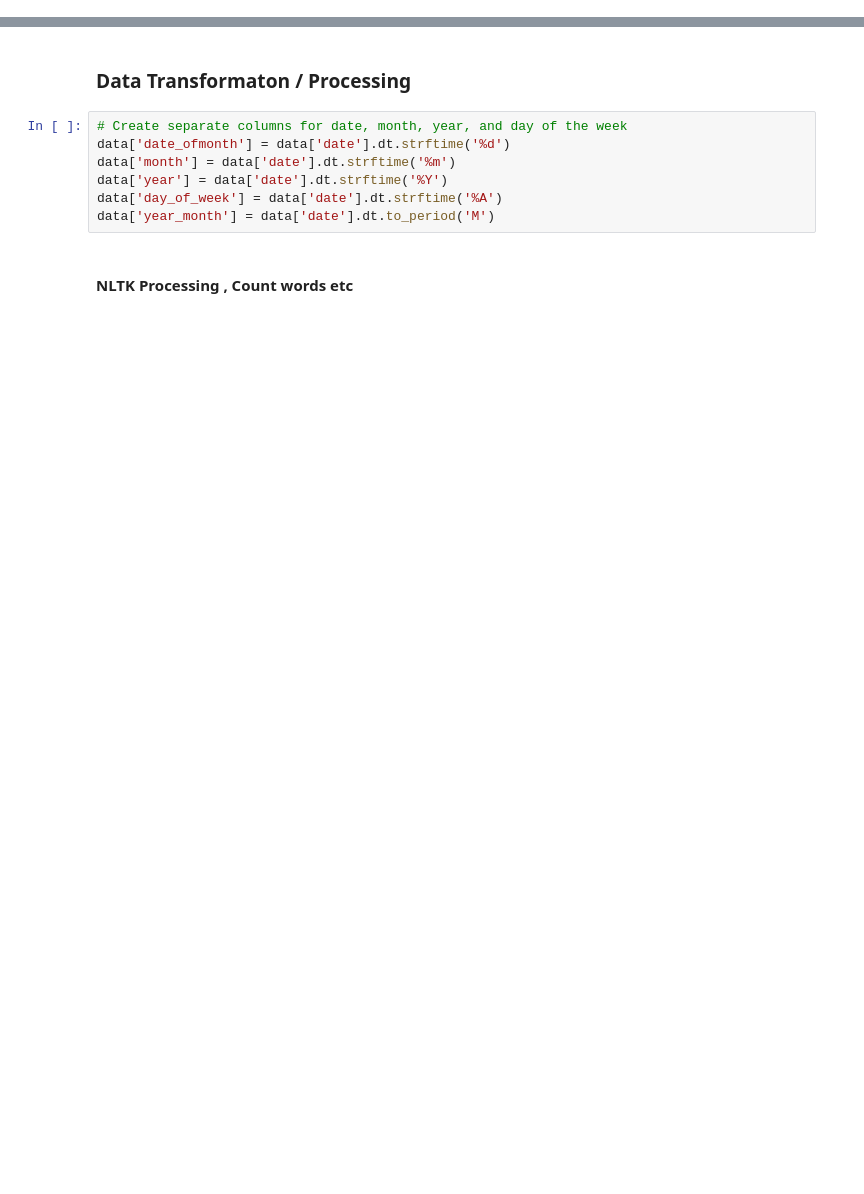
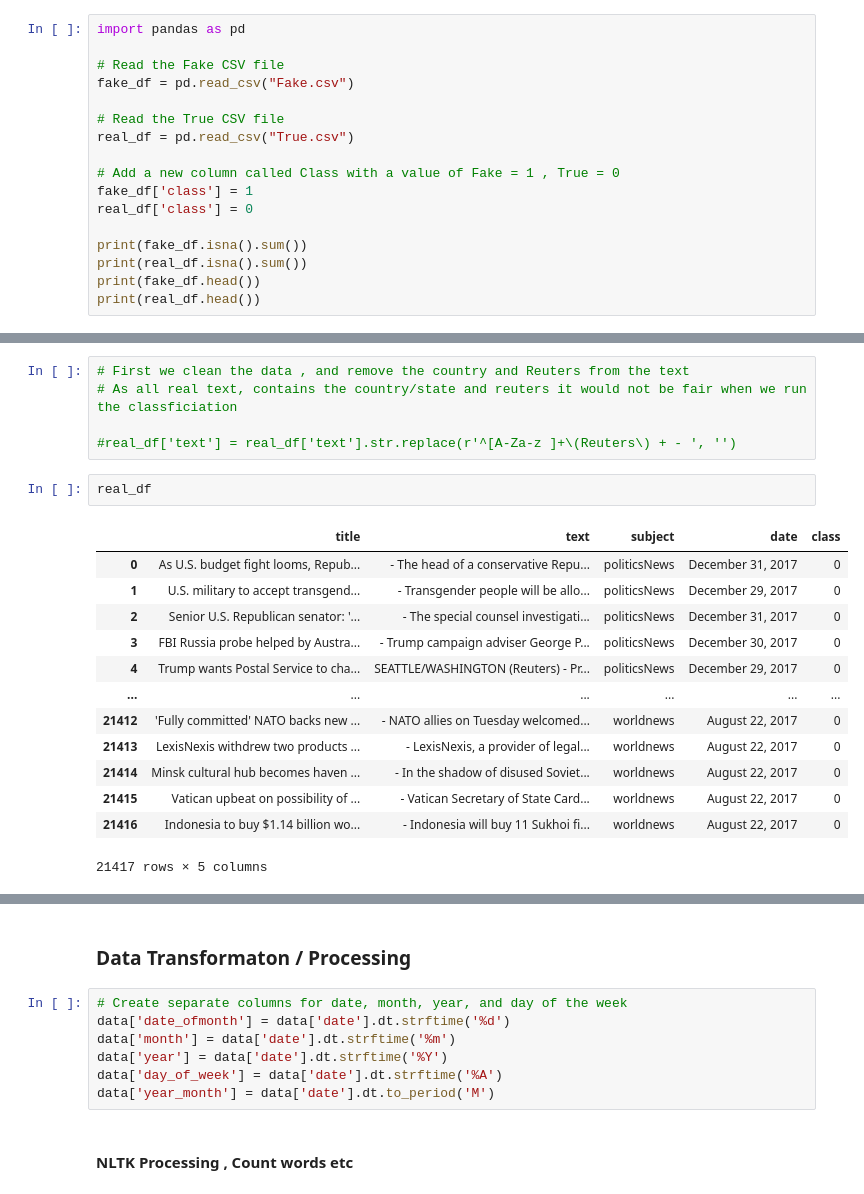
Before and after one commit to brandonyhr98/BT4222-Group-Project, a Jupyter notebook: master_dataset/datacleaning.ipynb, the cells around one changed output, grey strips where cells are left out. Cells and saved outputs as stored; diff of their text form; blank space fills up the shorter version.

```diff
--- a/master_dataset/datacleaning.ipynb
+++ b/master_dataset/datacleaning.ipynb
@@ -31,0 +21,17 @@ data.head()
+# %%
+import pandas as pd
+
+# Read the Fake CSV file
+fake_df = pd.read_csv("Fake.csv")
+
+# Read the True CSV file
+real_df = pd.read_csv("True.csv")
+
+# Add a new column called Class with a value of Fake = 1 , True = 0
+fake_df['class'] = 1
+real_df['class'] = 0
+
+print(fake_df.isna().sum())
+print(real_df.isna().sum())
+print(fake_df.head())
+print(real_df.head())
@@ -31,0 +56,21 @@ data.head()
+# %%
+# First we clean the data , and remove the country and Reuters from the text
+# As all real text, contains the country/state and reuters it would not be fair when we run the classficiation
+
+#real_df['text'] = real_df['text'].str.replace(r'^[A-Za-z ]+\(Reuters\) + - ', '')
+# %%
+real_df
+# %% [output]
+|  | title | text | subject | date | class |
+| 0 | As U.S. budget fight looms, Repub... | - The head of a conservative Repu... | politicsNews | December 31, 2017 | 0 |
+| 1 | U.S. military to accept transgend... | - Transgender people will be allo... | politicsNews | December 29, 2017 | 0 |
+| 2 | Senior U.S. Republican senator: '... | - The special counsel investigati... | politicsNews | December 31, 2017 | 0 |
+| 3 | FBI Russia probe helped by Austra... | - Trump campaign adviser George P... | politicsNews | December 30, 2017 | 0 |
+| 4 | Trump wants Postal Service to cha... | SEATTLE/WASHINGTON (Reuters) - Pr... | politicsNews | December 29, 2017 | 0 |
+| ... | ... | ... | ... | ... | ... |
+| 21412 | 'Fully committed' NATO backs new ... | - NATO allies on Tuesday welcomed... | worldnews | August 22, 2017 | 0 |
+| 21413 | LexisNexis withdrew two products ... | - LexisNexis, a provider of legal... | worldnews | August 22, 2017 | 0 |
+| 21414 | Minsk cultural hub becomes haven ... | - In the shadow of disused Soviet... | worldnews | August 22, 2017 | 0 |
+| 21415 | Vatican upbeat on possibility of ... | - Vatican Secretary of State Card... | worldnews | August 22, 2017 | 0 |
+| 21416 | Indonesia to buy $1.14 billion wo... | - Indonesia will buy 11 Sukhoi fi... | worldnews | August 22, 2017 | 0 |
+21417 rows × 5 columns
```
Also changed, not shown: parts of 16 cells of this notebook, 2 other files.
